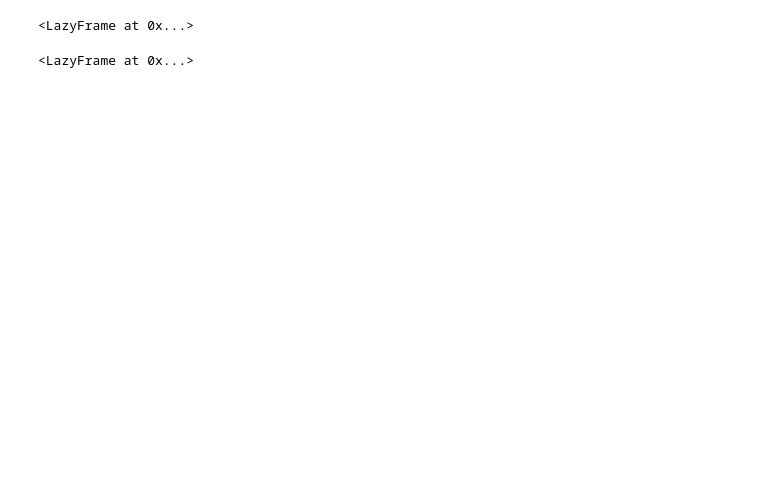
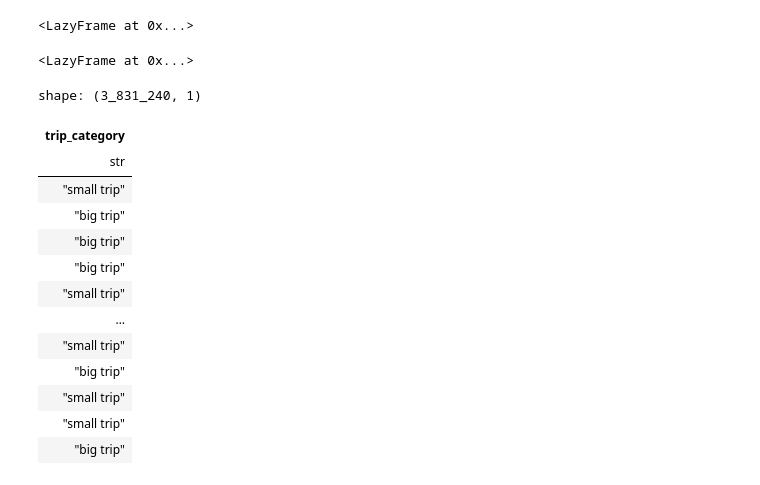
Before and after one commit to Mircea11/Polars-training, a Jupyter notebook: demo.ipynb, the cells around one changed output. Cells and saved outputs as stored; diff of their text form; code cells hidden in the pictures; blank space fills up the shorter version.

```diff
--- a/demo.ipynb
+++ b/demo.ipynb
@@ -226,3 +228,28 @@ data.with_columns(
 )
 # %% [output]
 <LazyFrame at 0x...>
+# %%
+(
+data
+    .select(pl.col('trip_distance'))\
+    .with_columns(
+    trip_category = pl.when(pl.col('trip_distance') < 0).then(pl.lit('anomalies'))
+    .when(pl.col('trip_distance').is_between(0,5)).then(pl.lit('small trip'))
+    .otherwise(pl.lit('big trip')))
+.select(pl.col('trip_category'))
+).collect()
+# %% [output]
+shape: (3_831_240, 1)
+| trip_category |
+| str |
+| "small trip" |
+| "big trip" |
+| "big trip" |
+| "big trip" |
+| "small trip" |
+| … |
+| "small trip" |
+| "big trip" |
+| "small trip" |
+| "small trip" |
+| "big trip" |
```
Also changed, not shown: parts of 1 cell of this notebook.
